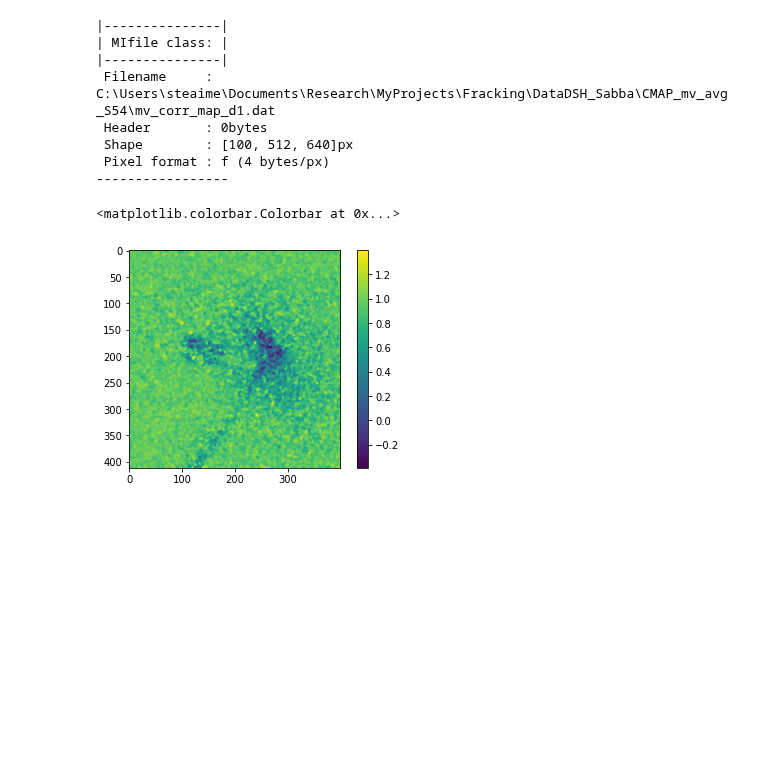
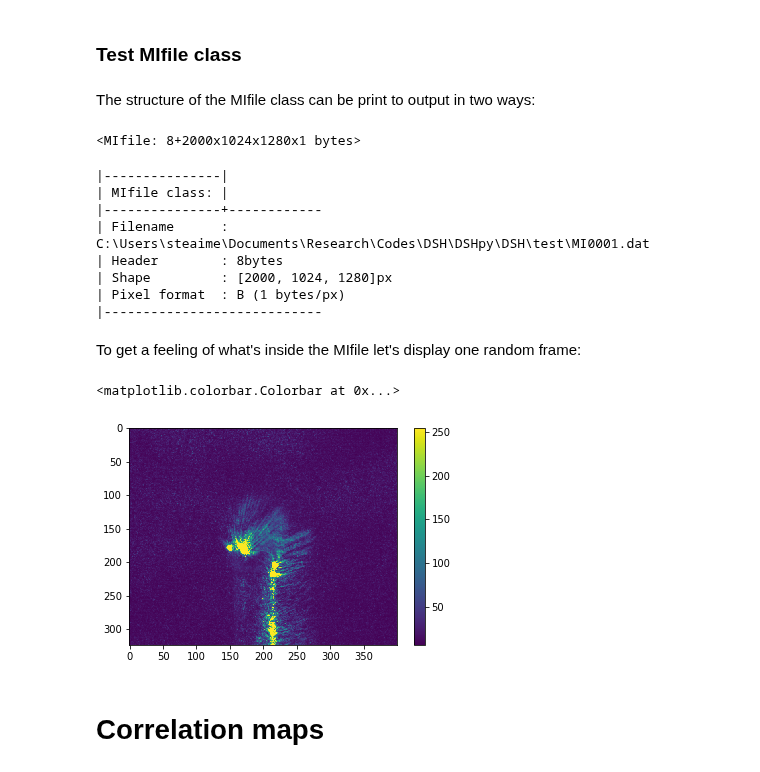
Before and after one commit to steaime/DSHpy, a Jupyter notebook: tutorial.ipynb, the cells around one changed output. Saved outputs shown, nothing was run; the diff lists cells and outputs as text; code cells hidden in the pictures; blank space fills up the shorter version.

```diff
--- a/tutorial.ipynb
+++ b/tutorial.ipynb
@@ -5,5 +16,5 @@ from DSH import MIfile as MI
 # %%
-froot = 'C:\\Users\\steaime\\Documents\\Research\\MyProjects\\Fracking\\DataDSH_Sabba\\CMAP_mv_avg_S54\\'
-fname = froot + 'mv_corr_map_d1.dat'
+froot = 'C:\\Users\\steaime\\Documents\\Research\\Codes\\DSH\\DSHpy\\DSH\\test\\'
+fname = froot + 'MI0001.dat'
 metadata_fname = froot + 'metadata.ini'
-test = MI.MIfile(fname, metadata_fname)
+mi_file = MI.MIfile(fname, metadata_fname)
@@ -16,18 +47,31 @@ test
+# %% [markdown]
+### Test MIfile class
+# %% [markdown]
+The structure of the MIfile class can be print to output in two ways:
+# %%
+mi_file
+# %% [output]
+<MIfile: 8+2000x1024x1280x1 bytes>
 # %%
-print(test)
+print(mi_file)
 # %% [output]
 |---------------|
 | MIfile class: |
-|---------------|
- Filename     : C:\Users\steaime\Documents\Research\MyProjects\Fracking\DataDSH_Sabba\CMAP_mv_avg_S54\mv_corr_map_d1.dat
- Header       : 0bytes
- Shape        : [100, 512, 640]px
- Pixel format : f (4 bytes/px)
------------------
+|---------------+------------
+| Filename      : C:\Users\steaime\Documents\Research\Codes\DSH\DSHpy\DSH\test\MI0001.dat
+| Header        : 8bytes
+| Shape         : [2000, 1024, 1280]px
+| Pixel format  : B (1 bytes/px)
+|----------------------------
+# %% [markdown]
+To get a feeling of what's inside the MIfile let's display one random frame:
 # %%
-test.OpenForReading()
-plt.imshow(test.GetImage(50, cropROI=[200, 100, 400, -1]))
+mi_file.OpenForReading()
+sample_ROI = mi_file.GetImage(50, cropROI=[400, 700, 400, -1])
+plt.imshow(sample_ROI)
 plt.colorbar()
 # %% [output]
 <matplotlib.colorbar.Colorbar at 0x...>
-[figure, old version]
+[figure, new version]
+# %% [markdown]
+# Correlation maps
```
Also changed, not shown: parts of 19 cells of this notebook.
